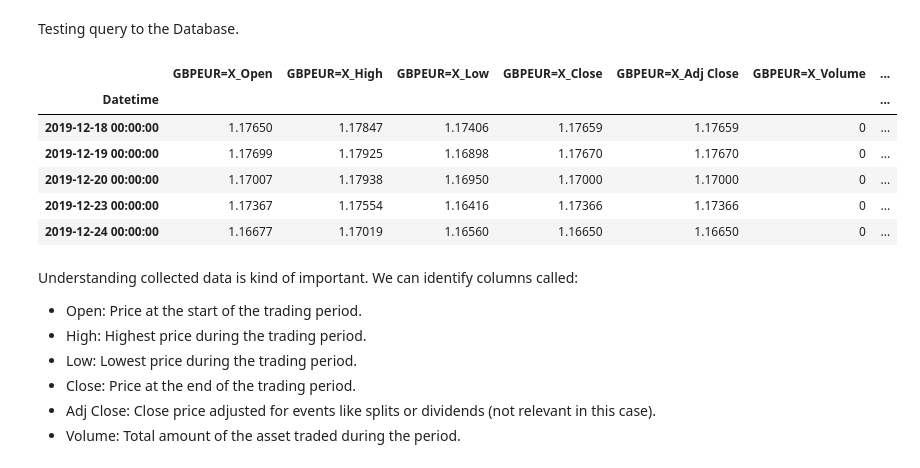
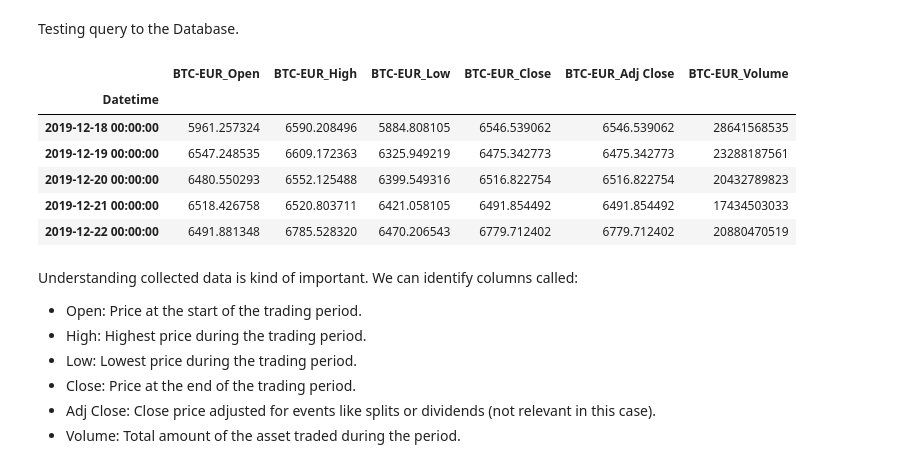
Before and after one commit to TomUszyn/PFDA-project, a Jupyter notebook: analysingCurrencyTrends.ipynb, the cells around one changed output. Drawn from its saved outputs; the diff is of its cells as text; code cells hidden in the pictures.

```diff
--- a/analysingCurrencyTrends.ipynb
+++ b/analysingCurrencyTrends.ipynb
@@ -384,23 +249,22 @@ Testing  query to the Database.
 # %%
 # Connect to the SQLite database
 conn = sqlite3.connect('data/db/currencies.db')
 
 # Read data from the table into a pandas DataFrame
-query = "SELECT * FROM gbp5y LIMIT 5;"  # Adjust for your table name
+query = "SELECT * FROM btc5yraw LIMIT 5;"  # Adjust for your table name
 df = pd.read_sql(query, conn)
 df.set_index('Datetime', inplace=True)
 
 # Display the DataFrame
-
 df
 # %% [output]
-|  | GBPEUR=X_Open | GBPEUR=X_High | GBPEUR=X_Low | GBPEUR=X_Close | GBPEUR=X_Adj Close | GBPEUR=X_Volume | ... |
-| Datetime |  |  |  |  |  |  | ... |
-| 2019-12-18 00:00:00 | 1.17650 | 1.17847 | 1.17406 | 1.17659 | 1.17659 | 0 | ... |
-| 2019-12-19 00:00:00 | 1.17699 | 1.17925 | 1.16898 | 1.17670 | 1.17670 | 0 | ... |
-| 2019-12-20 00:00:00 | 1.17007 | 1.17938 | 1.16950 | 1.17000 | 1.17000 | 0 | ... |
-| 2019-12-23 00:00:00 | 1.17367 | 1.17554 | 1.16416 | 1.17366 | 1.17366 | 0 | ... |
-| 2019-12-24 00:00:00 | 1.16677 | 1.17019 | 1.16560 | 1.16650 | 1.16650 | 0 | ... |
+|  | BTC-EUR_Open | BTC-EUR_High | BTC-EUR_Low | BTC-EUR_Close | BTC-EUR_Adj Close | BTC-EUR_Volume |
+| Datetime |  |  |  |  |  |  |
+| 2019-12-18 00:00:00 | 5961.257324 | 6590.208496 | 5884.808105 | 6546.539062 | 6546.539062 | 28641568535 |
+| 2019-12-19 00:00:00 | 6547.248535 | 6609.172363 | 6325.949219 | 6475.342773 | 6475.342773 | 23288187561 |
+| 2019-12-20 00:00:00 | 6480.550293 | 6552.125488 | 6399.549316 | 6516.822754 | 6516.822754 | 20432789823 |
+| 2019-12-21 00:00:00 | 6518.426758 | 6520.803711 | 6421.058105 | 6491.854492 | 6491.854492 | 17434503033 |
+| 2019-12-22 00:00:00 | 6491.881348 | 6785.528320 | 6470.206543 | 6779.712402 | 6779.712402 | 20880470519 |
 # %% [markdown]
 Understanding collected data is kind of important. We can identify columns called:
 * Open: Price at the start of the trading period.
```
Also changed, not shown: parts of 32 cells of this notebook, 8 other files.
